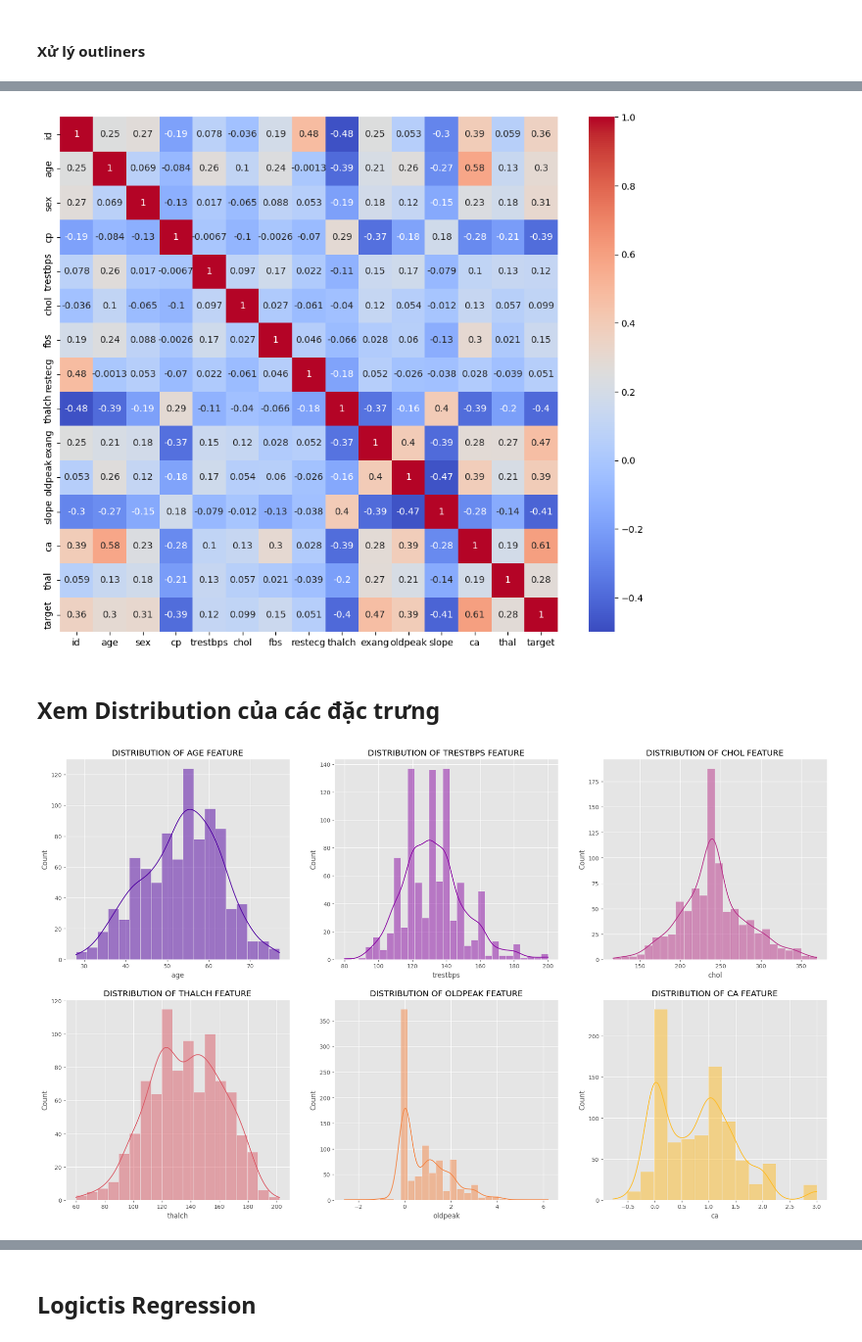
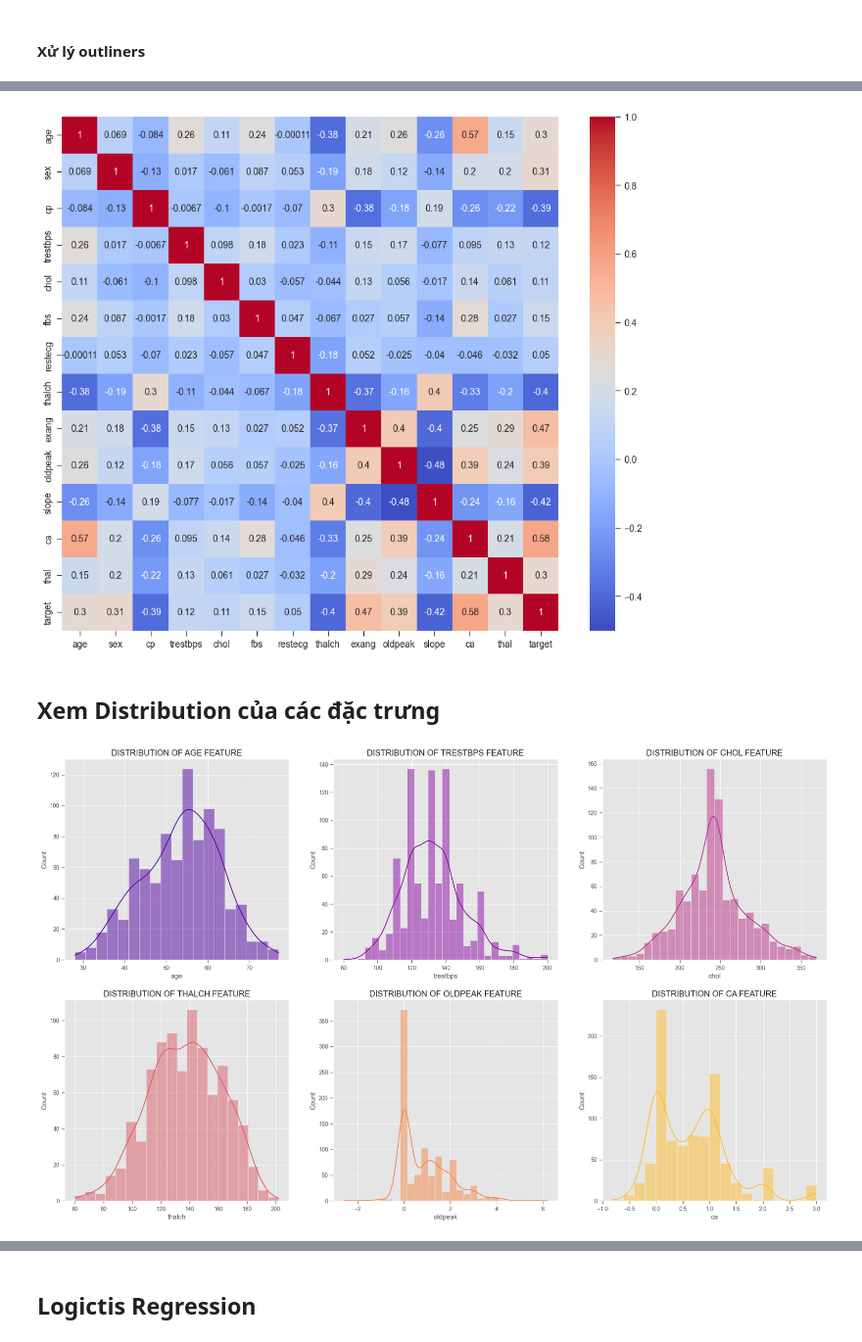
Before and after one commit to lehoanggiavi/ThuThap-XuLyData, a Jupyter notebook: Code/Vi/LogisticRegression.ipynb, the cells around one changed output, grey strips where cells are left out. Shown at 98% size. Cells and saved outputs as stored; diff of their text form; code cells hidden in the pictures.

```diff
--- a/Code/Vi/LogisticRegression.ipynb
+++ b/Code/Vi/LogisticRegression.ipynb
@@ -11,5 +11,6 @@ import seaborn as sns
 ### Mô tả dữ liệu
 # %%
 df_heart = pd.read_csv('heart_disease.csv')
+df_heart = df_heart.drop(columns='id')
 df_heart.head()
 # %% [output]
@@ -72,6 +73,6 @@ memory usage: 107.9+ KB
 # %% [markdown]
 ### Tách các đặc trưng số và mục lục(Categories)
 # %%
-numeric_col = ['id', 'age',	'trestbps',	'chol',	'thalch',	'oldpeak',	'ca',	'target']
+numeric_col = ['age', 'trestbps', 'chol', 'thalch',	'oldpeak',	'ca', 'target']
 numeric_col
 # %% [output]
@@ -604,7 +602,7 @@ from sklearn.impute import IterativeImputer
 # Khởi tạo MICE imputer
 imputer = IterativeImputer(max_iter=20, random_state=0)
 df_heart = imputer.fit_transform(df_heart)
-df_heart = pd.DataFrame(df_heart, columns=['id', 'age', 'sex', 'cp', 'trestbps', 'chol', 'fbs', 'restecg',
+df_heart = pd.DataFrame(df_heart, columns=['age', 'sex', 'cp', 'trestbps', 'chol', 'fbs', 'restecg',
                                             'thalch', 'exang', 'oldpeak', 'slope', 'ca', 'thal', 'target'])
 df_heart.head(50)
 # %% [output]
@@ -649,24 +646,24 @@ plt.figure(figsize=(12,10))
 sns.heatmap(df_heart.corr(), annot=True,
             vmin=-0.5, vmax=1, cmap='coolwarm');
 # %% [output]
-[figure, old version]
+[figure, new version]
 # %% [markdown]
 ## Xem Distribution của các đặc trưng
 # %%
 plt.style.use('ggplot')
 fig, ((ax0, ax1, ax2), (ax3,ax4,ax5)) = plt.subplots(figsize=(24,14),
                                                    nrows=2, ncols=3)
 axes = [ax0, ax1, ax2, ax3, ax4, ax5]
-colors = sns.color_palette("plasma", len(df_heart[numeric_col].columns[1:-1]))
+colors = sns.color_palette("plasma", len(df_heart[numeric_col].columns[:-1]))
 # colors = ['#FF5733', '#33FF57', '#3357FF', '#FF33A6', '#FFD133', '#A633FF']
 
 
 
-for i,col in enumerate(df_heart[numeric_col].columns[1:-1]):
+for i,col in enumerate(df_heart[numeric_col].columns[:-1]):
     sns.histplot(df_heart[col], kde=True, ax=axes[i],
                  color=colors[i]);
     axes[i].set(title=f'DISTRIBUTION OF {col.upper()} FEATURE')
 # %% [output]
-[figure, old version]
+[figure, new version]
 # %%
 fig, ax = plt.subplots(figsize=(12,10))
```
Also changed, not shown: parts of 50 cells of this notebook, 2 other files.
